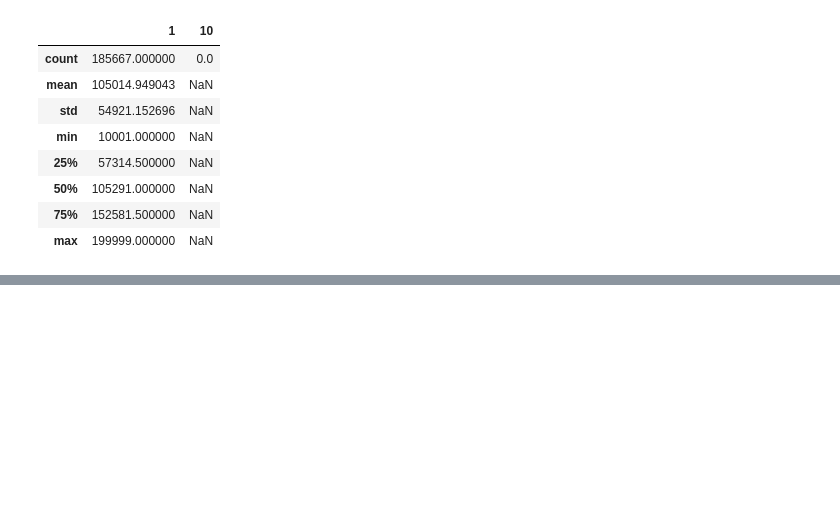
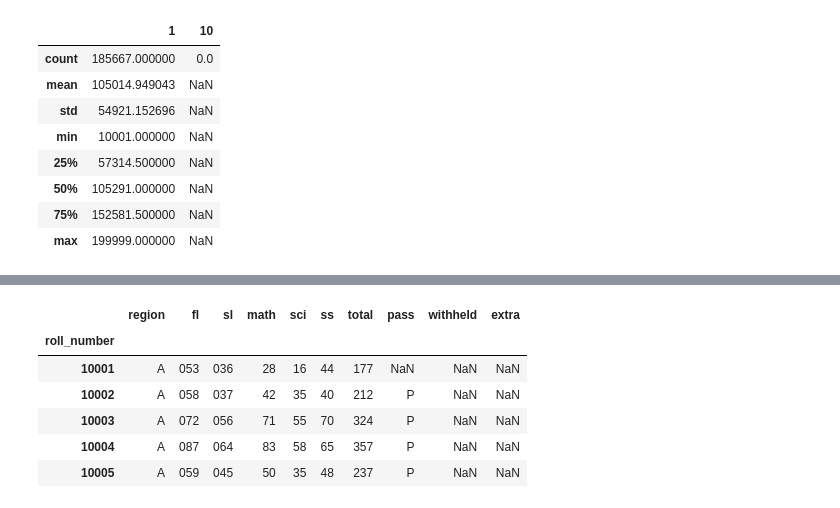
Before and after one commit to chennareddyb/ml_ntt_training, a Jupyter notebook: EDA_1.ipynb, the cells around one changed output, grey strips where cells are left out. Drawn from its saved outputs; the diff is of its cells as text; code cells hidden in the pictures; blank space fills up the shorter version.

```diff
--- a/EDA_1.ipynb
+++ b/EDA_1.ipynb
@@ -98,0 +107,2 @@ sslc.describe()
+# %%
+sslc.columns = ['region', 'roll_number' , 'fl','sl','math','sci','ss','total','pass','withheld','extra']
@@ -98,0 +126,12 @@ sslc.describe()
+# %%
+sslc.set_index('roll_number', inplace=True)
+# %%
+sslc.head()
+# %% [output]
+|  | region | fl | sl | math | sci | ss | total | pass | withheld | extra |
+| roll_number |  |  |  |  |  |  |  |  |  |  |
+| 10001 | A | 053 | 036 | 28 | 16 | 44 | 177 | NaN | NaN | NaN |
+| 10002 | A | 058 | 037 | 42 | 35 | 40 | 212 | P | NaN | NaN |
+| 10003 | A | 072 | 056 | 71 | 55 | 70 | 324 | P | NaN | NaN |
+| 10004 | A | 087 | 064 | 83 | 58 | 65 | 357 | P | NaN | NaN |
+| 10005 | A | 059 | 045 | 50 | 35 | 48 | 237 | P | NaN | NaN |
```
Also changed, not shown: parts of 3 cells of this notebook.
